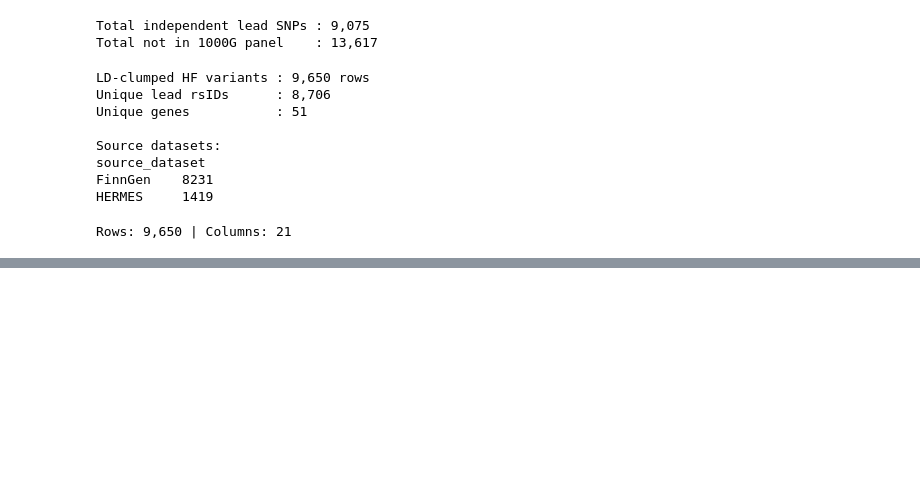
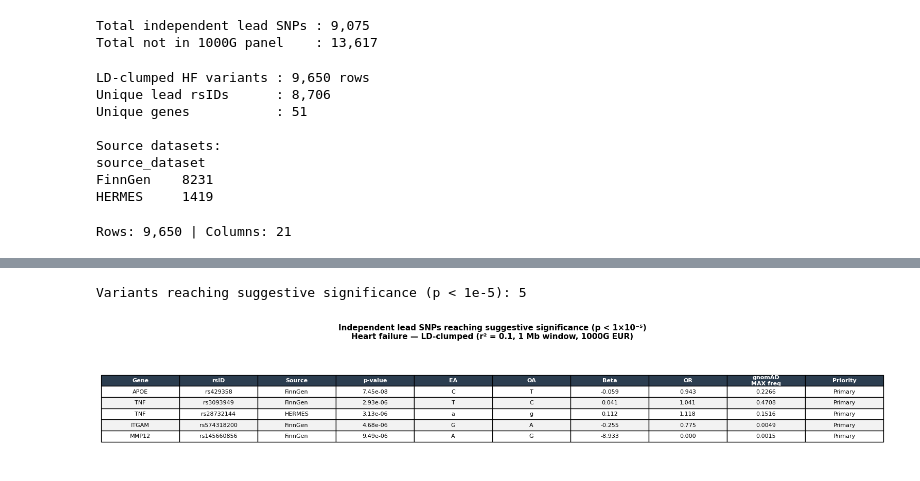
Before and after one commit to endrit-jakupi/Computational-Analysis-of-Macrophage-Gene-SNPs-across-Several-Cardiovascular-Datasets, a Jupyter notebook: notebooks/11_ld_clumping.ipynb, the cells around one changed output, grey strips where cells are left out. Saved outputs shown, nothing was run; the diff lists cells and outputs as text; code cells hidden in the pictures; blank space fills up the shorter version.

```diff
--- a/notebooks/11_ld_clumping.ipynb
+++ b/notebooks/11_ld_clumping.ipynb
@@ -295,0 +418,79 @@ Rows: 9,650 | Columns: 21
+# %%
+# Variants reaching suggestive significance (p < 1e-5)
+top_leads = (
+    hf_clumped[hf_clumped["p_value"] < 1e-5]
+    [[  "gene", "rsID", "source_dataset", "p_value",
+        "effect_allele", "other_allele", "effect_size",
+        "odds_ratio", "gnomad_max_freq", "gnomad_priority"]]
+    .sort_values("p_value")
+    .reset_index(drop=True)
+)
+
+print(f"Variants reaching suggestive significance (p < 1e-5): {len(top_leads)}")
+print()
+
+# Render as matplotlib table matching existing notebook style
+display_cols = [
+    "Gene", "rsID", "Source", "p-value",
+    "EA", "OA", "Beta", "OR",
+    "gnomAD\nMAX freq", "Priority",
+]
+
+cell_text = []
+for _, row in top_leads.iterrows():
+    cell_text.append([
+        row["gene"],
+        row["rsID"],
+        row["source_dataset"],
+        f"{row['p_value']:.2e}",
+        row["effect_allele"],
+        row["other_allele"],
+        f"{row['effect_size']:.3f}" if pd.notna(row["effect_size"]) else "—",
+        f"{row['odds_ratio']:.3f}"  if pd.notna(row["odds_ratio"])  else "—",
+        f"{row['gnomad_max_freq']:.4f}" if pd.notna(row["gnomad_max_freq"]) else "—",
+        row["gnomad_priority"],
+    ])
+
+n_rows = len(cell_text)
+n_cols = len(display_cols)
+fig_w  = n_cols * 1.4 + 1.5
+fig_h  = (n_rows + 1) * 0.45
+
+fig, ax = plt.subplots(figsize=(fig_w, fig_h))
+ax.axis("off")
+
+table = ax.table(
+    cellText  = cell_text,
+    colLabels = display_cols,
+    loc       = "center",
+    cellLoc   = "center",
+)
+
+table.auto_set_font_size(False)
+table.set_fontsize(8)
+table.scale(1, 1.4)
+
+# Header styling — matching existing notebook
+for col_idx in range(n_cols):
+    cell = table[0, col_idx]
+    cell.set_facecolor("#2c3e50")
+    cell.set_text_props(color="white", fontweight="bold")
+
+# Row styling — alternating, matching existing notebook
+for row_idx in range(1, n_rows + 1):
+    row_bg = "#f2f2f2" if row_idx % 2 == 0 else "white"
+    for col_idx in range(n_cols):
+        cell = table[row_idx, col_idx]
+        cell.set_facecolor(row_bg)
+
+fig.suptitle(
+    "Independent lead SNPs reaching suggestive significance (p < 1×10⁻⁵)\nHeart failure — LD-clumped (r² = 0.1, 1 Mb window, 1000G EUR)",
+    fontsize=11, fontweight="bold", y=1.02
+)
+
+plt.tight_layout()
+fig.savefig(figures_dir / "ld_clumping_table.png", dpi=300, bbox_inches="tight", facecolor="white")
+plt.show()
+# %% [output]
+Variants reaching suggestive significance (p < 1e-5): 5
+[figure, added]
```
Also changed, not shown: parts of 4 cells of this notebook, 3 other files.
